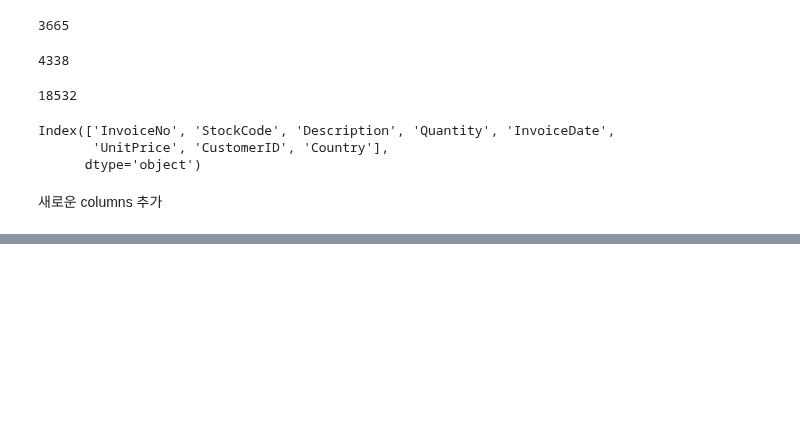
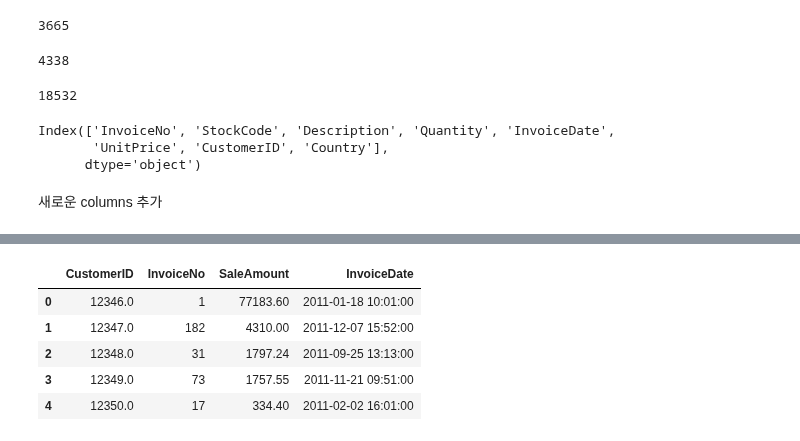
Before and after one commit to waldbear4/Python_2021, a Jupyter notebook: 20210624 KMEANS.ipynb, the cells around one changed output, grey strips where cells are left out. Saved outputs shown, nothing was run; the diff lists cells and outputs as text; code cells hidden in the pictures; blank space fills up the shorter version.

```diff
--- a/20210624 KMEANS.ipynb
+++ b/20210624 KMEANS.ipynb
@@ -528,0 +538,16 @@ retail_df[:5]
+# %%
+work_table = {
+    'InvoiceNo':'count',
+    'SaleAmount':'sum',
+    'InvoiceDate':'max'
+}
+customer_df = retail_df.groupby("CustomerID").agg(work_table)
+customer_df = customer_df.reset_index()
+customer_df.head()
+# %% [output]
+|  | CustomerID | InvoiceNo | SaleAmount | InvoiceDate |
+| 0 | 12346.0 | 1 | 77183.60 | 2011-01-18 10:01:00 |
+| 1 | 12347.0 | 182 | 4310.00 | 2011-12-07 15:52:00 |
+| 2 | 12348.0 | 31 | 1797.24 | 2011-09-25 13:13:00 |
+| 3 | 12349.0 | 73 | 1757.55 | 2011-11-21 09:51:00 |
+| 4 | 12350.0 | 17 | 334.40 | 2011-02-02 16:01:00 |
```
Also changed, not shown: parts of 13 cells of this notebook.
